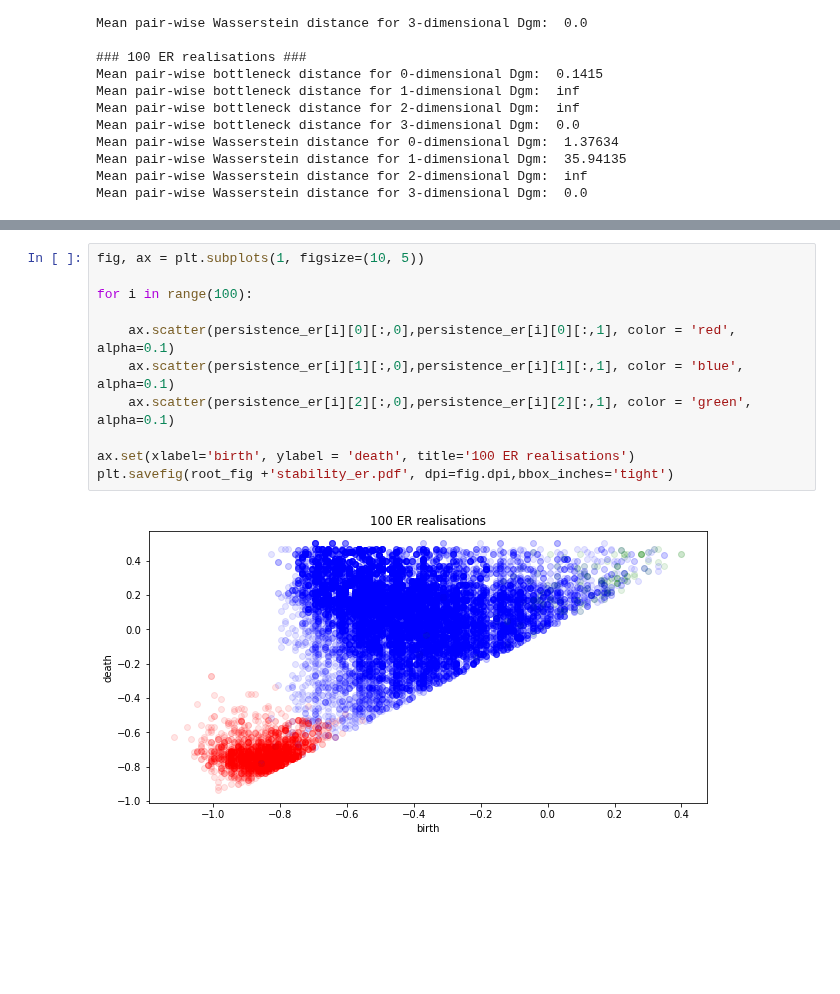
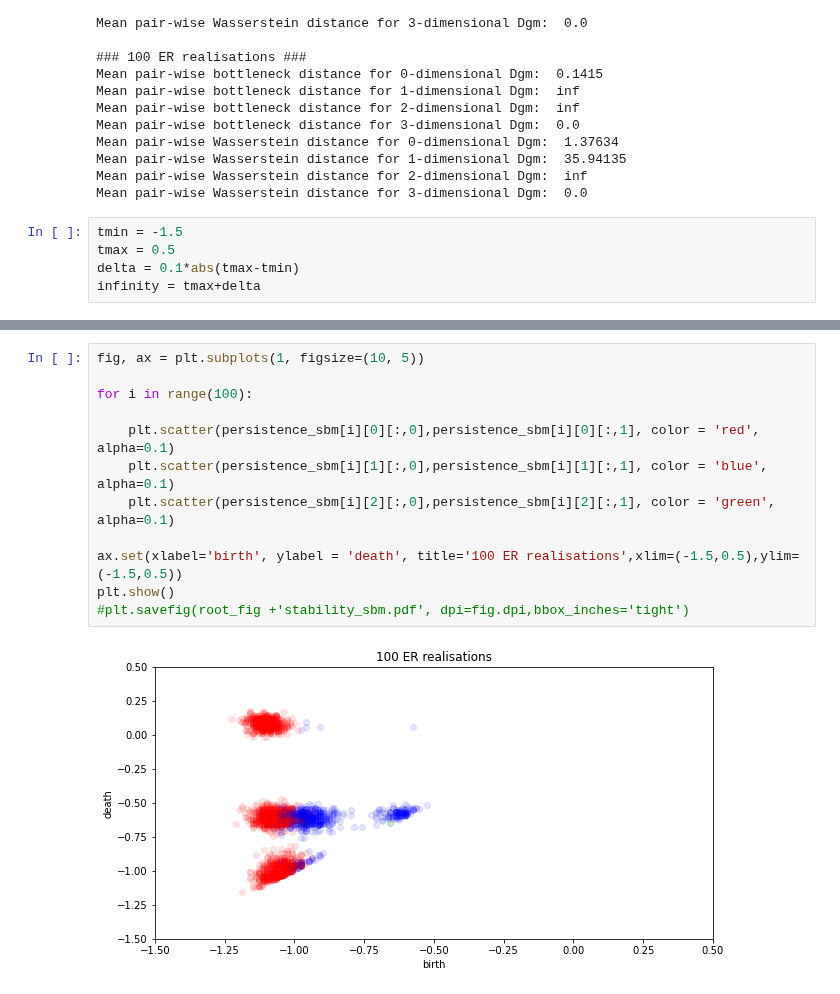
Before and after one commit to barahona-research-group/MCF, a Jupyter notebook: experiments/220427_stability_results.ipynb, the cells around one changed output, grey strips where cells are left out. Cells and saved outputs as stored; diff of their text form; blank space fills up the shorter version.

```diff
--- a/experiments/220427_stability_results.ipynb
+++ b/experiments/220427_stability_results.ipynb
@@ -57,3 +57,8 @@ Mean pair-wise Wasserstein distance for 0-dimensional Dgm:  1.37634
 Mean pair-wise Wasserstein distance for 1-dimensional Dgm:  35.94135
 Mean pair-wise Wasserstein distance for 2-dimensional Dgm:  inf
 Mean pair-wise Wasserstein distance for 3-dimensional Dgm:  0.0
+# %%
+tmin = -1.5
+tmax = 0.5
+delta = 0.1*abs(tmax-tmin)
+infinity = tmax+delta
@@ -60,13 +148,14 @@ Mean pair-wise Wasserstein distance for 3-dimensional Dgm:  0.0
 # %%
 fig, ax = plt.subplots(1, figsize=(10, 5))
 
 for i in range(100):
 
-    ax.scatter(persistence_er[i][0][:,0],persistence_er[i][0][:,1], color = 'red', alpha=0.1)
-    ax.scatter(persistence_er[i][1][:,0],persistence_er[i][1][:,1], color = 'blue', alpha=0.1)
-    ax.scatter(persistence_er[i][2][:,0],persistence_er[i][2][:,1], color = 'green', alpha=0.1)
+    plt.scatter(persistence_sbm[i][0][:,0],persistence_sbm[i][0][:,1], color = 'red', alpha=0.1)
+    plt.scatter(persistence_sbm[i][1][:,0],persistence_sbm[i][1][:,1], color = 'blue', alpha=0.1)
+    plt.scatter(persistence_sbm[i][2][:,0],persistence_sbm[i][2][:,1], color = 'green', alpha=0.1)
 
-ax.set(xlabel='birth', ylabel = 'death', title='100 ER realisations')
-plt.savefig(root_fig +'stability_er.pdf', dpi=fig.dpi,bbox_inches='tight')
+ax.set(xlabel='birth', ylabel = 'death', title='100 ER realisations',xlim=(-1.5,0.5),ylim=(-1.5,0.5))
+plt.show()
+#plt.savefig(root_fig +'stability_sbm.pdf', dpi=fig.dpi,bbox_inches='tight')
 # %% [output]
-[figure, old version]
+[figure, new version]
```
Also changed, not shown: parts of 4 cells of this notebook, 6 other files.
